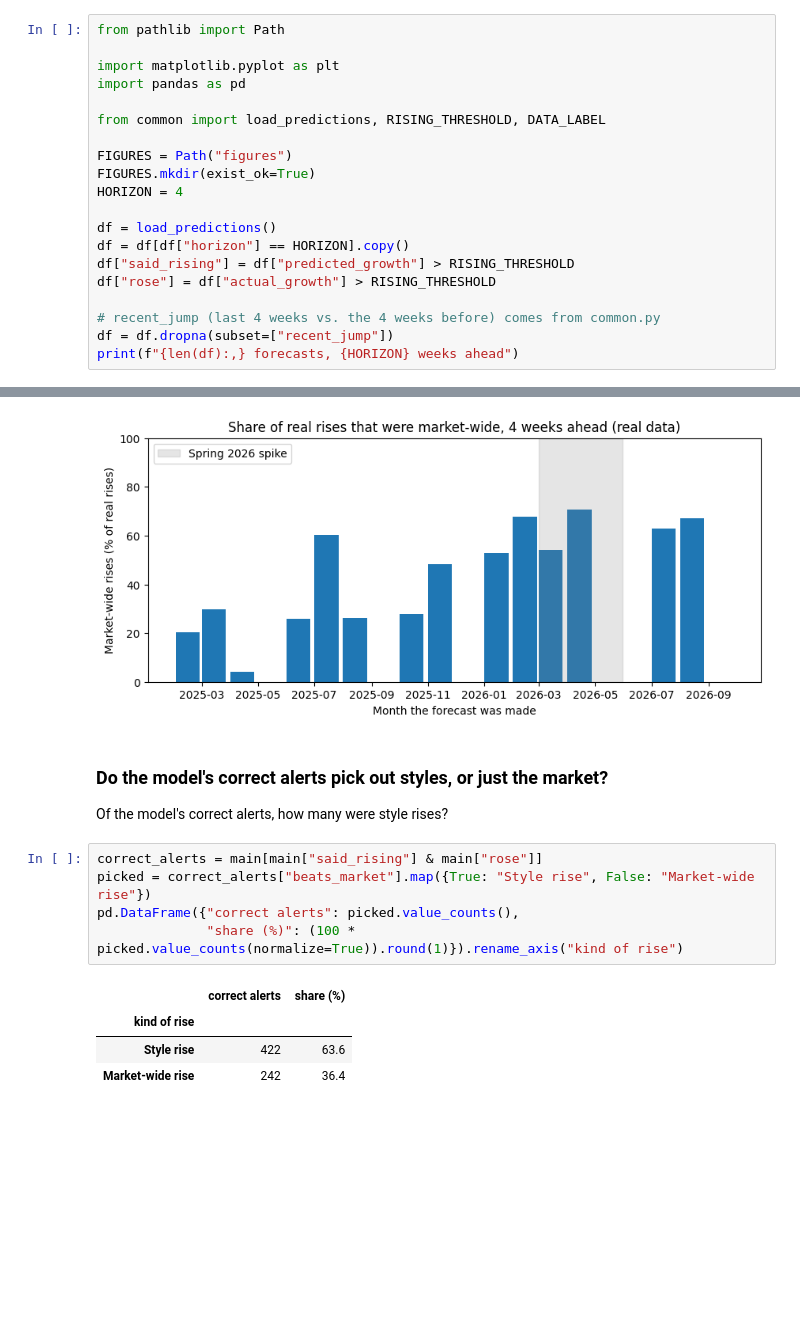
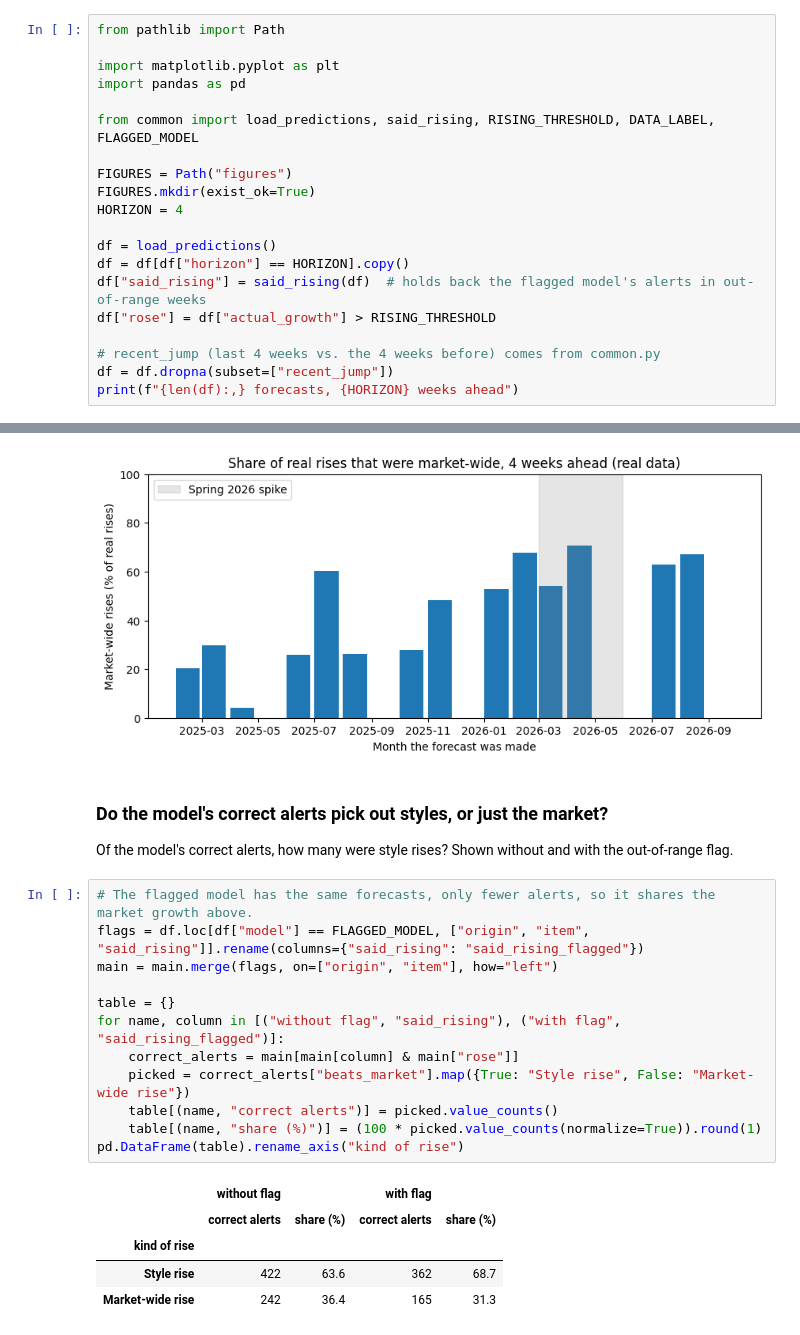
Before and after one commit to samichi-rungta/fashion-trends-forcasting, a Jupyter notebook: analysis/02_turning_points_market.ipynb, the cells around one changed output, grey strips where cells are left out. Saved outputs shown, nothing was run; the diff lists cells and outputs as text; blank space fills up the shorter version.

```diff
--- a/analysis/02_turning_points_market.ipynb
+++ b/analysis/02_turning_points_market.ipynb
@@ -13,7 +13,7 @@ from pathlib import Path
 import matplotlib.pyplot as plt
 import pandas as pd
 
-from common import load_predictions, RISING_THRESHOLD, DATA_LABEL
+from common import load_predictions, said_rising, RISING_THRESHOLD, DATA_LABEL, FLAGGED_MODEL
 
 FIGURES = Path("figures")
 FIGURES.mkdir(exist_ok=True)
@@ -21,7 +21,7 @@ HORIZON = 4
 
 df = load_predictions()
 df = df[df["horizon"] == HORIZON].copy()
-df["said_rising"] = df["predicted_growth"] > RISING_THRESHOLD
+df["said_rising"] = said_rising(df)  # holds back the flagged model's alerts in out-of-range weeks
 df["rose"] = df["actual_growth"] > RISING_THRESHOLD
 
 # recent_jump (last 4 weeks vs. the 4 weeks before) comes from common.py
@@ -114,17 +115,25 @@ plt.show()
 # %% [markdown]
 ### Do the model's correct alerts pick out styles, or just the market?
 
-Of the model's correct alerts, how many were style rises?
+Of the model's correct alerts, how many were style rises? Shown without and with the out-of-range flag.
 # %%
-correct_alerts = main[main["said_rising"] & main["rose"]]
-picked = correct_alerts["beats_market"].map({True: "Style rise", False: "Market-wide rise"})
-pd.DataFrame({"correct alerts": picked.value_counts(),
-              "share (%)": (100 * picked.value_counts(normalize=True)).round(1)}).rename_axis("kind of rise")
+# The flagged model has the same forecasts, only fewer alerts, so it shares the market growth above.
+flags = df.loc[df["model"] == FLAGGED_MODEL, ["origin", "item", "said_rising"]].rename(columns={"said_rising": "said_rising_flagged"})
+main = main.merge(flags, on=["origin", "item"], how="left")
+
+table = {}
+for name, column in [("without flag", "said_rising"), ("with flag", "said_rising_flagged")]:
+    correct_alerts = main[main[column] & main["rose"]]
+    picked = correct_alerts["beats_market"].map({True: "Style rise", False: "Market-wide rise"})
+    table[(name, "correct alerts")] = picked.value_counts()
+    table[(name, "share (%)")] = (100 * picked.value_counts(normalize=True)).round(1)
+pd.DataFrame(table).rename_axis("kind of rise")
 # %% [output]
-|  | correct alerts | share (%) |
-| kind of rise |  |  |
-| Style rise | 422 | 63.6 |
-| Market-wide rise | 242 | 36.4 |
+|  | without flag |  | with flag |  |
+|  | correct alerts | share (%) | correct alerts | share (%) |
+| kind of rise |  |  |  |  |
+| Style rise | 422 | 63.6 | 362 | 68.7 |
+| Market-wide rise | 242 | 36.4 | 165 | 31.3 |
 # %% [markdown]
 ## What this shows
 
```
Also changed, not shown: parts of 3 cells of this notebook, 3 other files.
